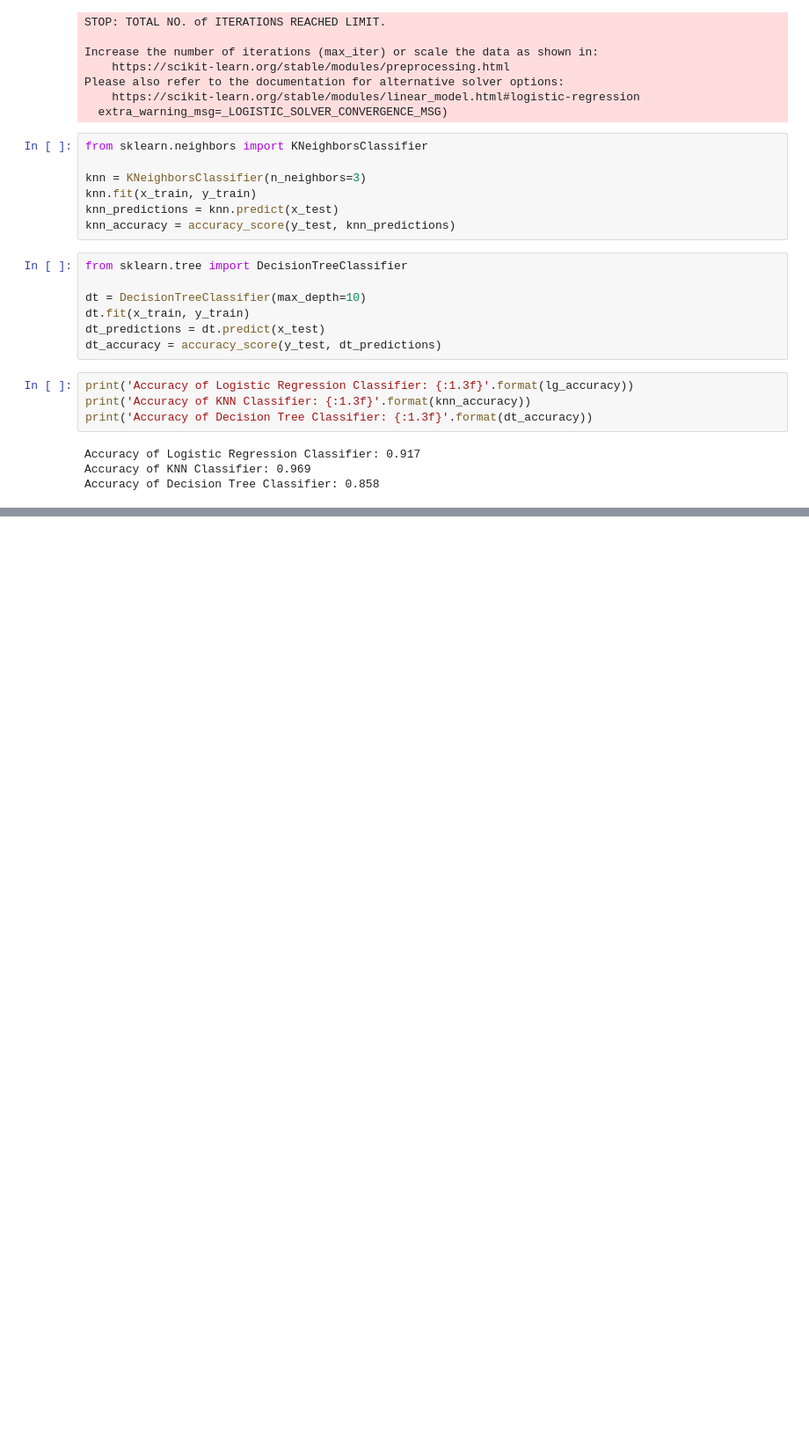
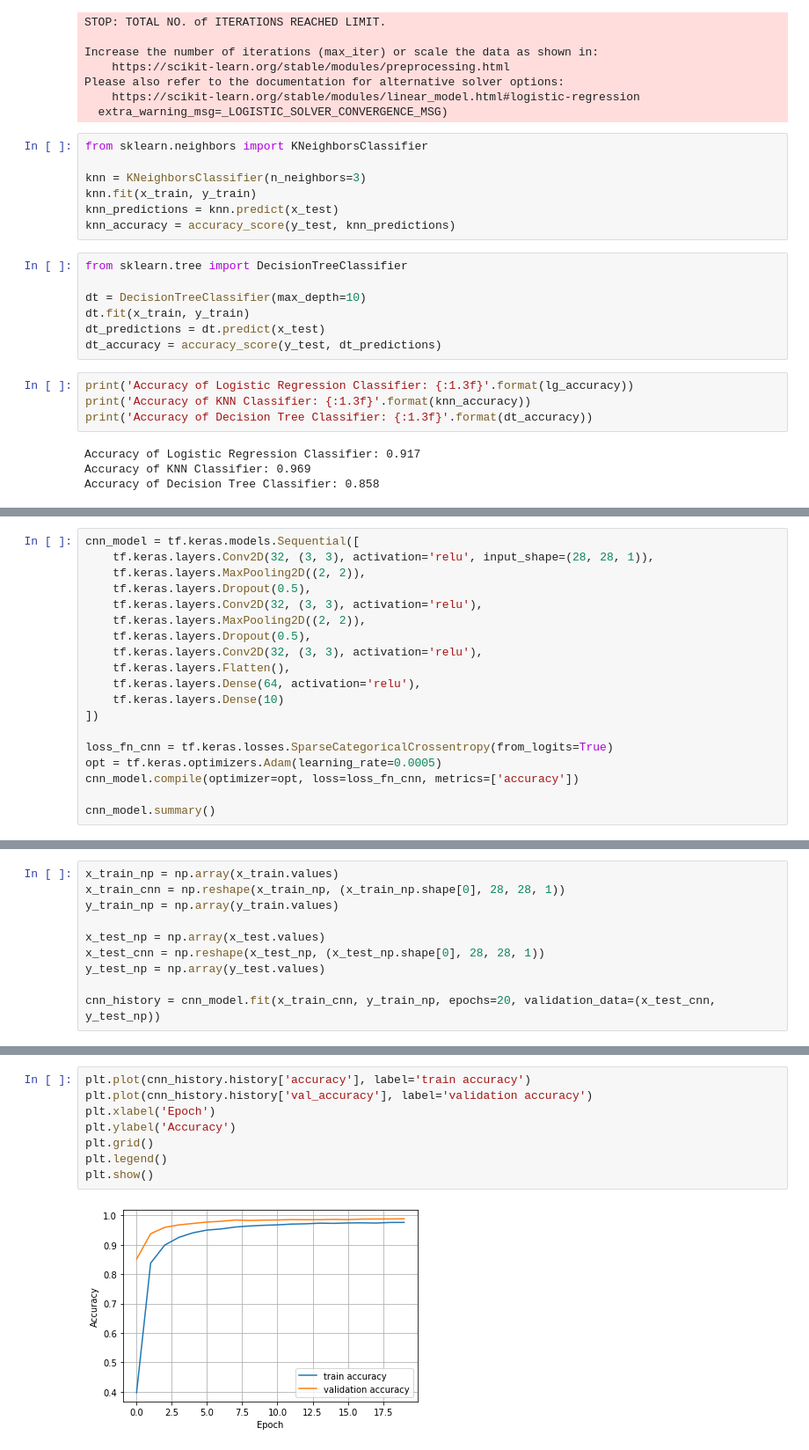
Before and after one commit to jim3101/digit-recognizer, a Jupyter notebook: notebooks/digit-recognizer.ipynb, the cells around one changed output, grey strips where cells are left out. Shown: that part at 88% size. Cells and saved outputs as stored; diff of their text form; blank space fills up the shorter version.

```diff
--- a/notebooks/digit-recognizer.ipynb
+++ b/notebooks/digit-recognizer.ipynb
@@ -112,0 +161,19 @@ import tensorflow as tf
+# %%
+cnn_model = tf.keras.models.Sequential([
+    tf.keras.layers.Conv2D(32, (3, 3), activation='relu', input_shape=(28, 28, 1)),
+    tf.keras.layers.MaxPooling2D((2, 2)),
+    tf.keras.layers.Dropout(0.5),
+    tf.keras.layers.Conv2D(32, (3, 3), activation='relu'),
+    tf.keras.layers.MaxPooling2D((2, 2)),
+    tf.keras.layers.Dropout(0.5),
+    tf.keras.layers.Conv2D(32, (3, 3), activation='relu'),
+    tf.keras.layers.Flatten(),
+    tf.keras.layers.Dense(64, activation='relu'),
+    tf.keras.layers.Dense(10)
+])
+
+loss_fn_cnn = tf.keras.losses.SparseCategoricalCrossentropy(from_logits=True)
+opt = tf.keras.optimizers.Adam(learning_rate=0.0005)
+cnn_model.compile(optimizer=opt, loss=loss_fn_cnn, metrics=['accuracy'])
+
+cnn_model.summary()
@@ -112,0 +198,10 @@ import tensorflow as tf
+# %%
+x_train_np = np.array(x_train.values)
+x_train_cnn = np.reshape(x_train_np, (x_train_np.shape[0], 28, 28, 1))
+y_train_np = np.array(y_train.values)
+
+x_test_np = np.array(x_test.values)
+x_test_cnn = np.reshape(x_test_np, (x_test_np.shape[0], 28, 28, 1))
+y_test_np = np.array(y_test.values)
+
+cnn_history = cnn_model.fit(x_train_cnn, y_train_np, epochs=20, validation_data=(x_test_cnn, y_test_np))
@@ -112,0 +226,10 @@ import tensorflow as tf
+# %%
+plt.plot(cnn_history.history['accuracy'], label='train accuracy')
+plt.plot(cnn_history.history['val_accuracy'], label='validation accuracy')
+plt.xlabel('Epoch')
+plt.ylabel('Accuracy')
+plt.grid()
+plt.legend()
+plt.show()
+# %% [output]
+[figure, added]
```
Also changed, not shown: parts of 7 cells of this notebook, 1 other file.
